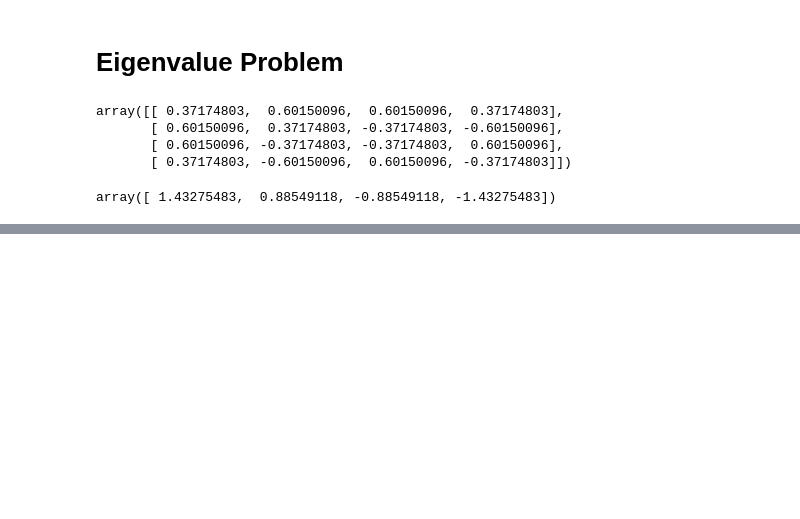
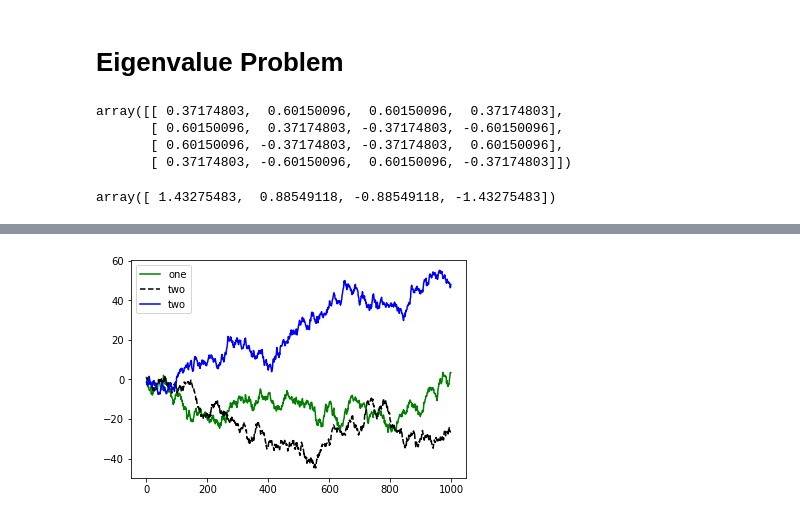
Before and after one commit to Homingdung/finalProject, a Jupyter notebook: scipyLearning.ipynb, the cells around one changed output, grey strips where cells are left out. Saved outputs shown, nothing was run; the diff lists cells and outputs as text; code cells hidden in the pictures; blank space fills up the shorter version.

```diff
--- a/scipyLearning.ipynb
+++ b/scipyLearning.ipynb
@@ -207,0 +337,9 @@ array([ 1.43275483,  0.88549118, -0.88549118, -1.43275483])
+# %%
+fig = plt.figure();ax = fig.add_subplot(1,1,1)
+ax.plot(randn(1000).cumsum(),'g',label='one')
+ax.plot(randn(1000).cumsum(),'k--',label='two')
+ax.plot(randn(1000).cumsum(),'b',label='two')
+ax.legend(loc='best')
+plt.savefig('test.png')
+# %% [output]
+[figure, added]
```
Also changed, not shown: parts of 22 cells of this notebook.
